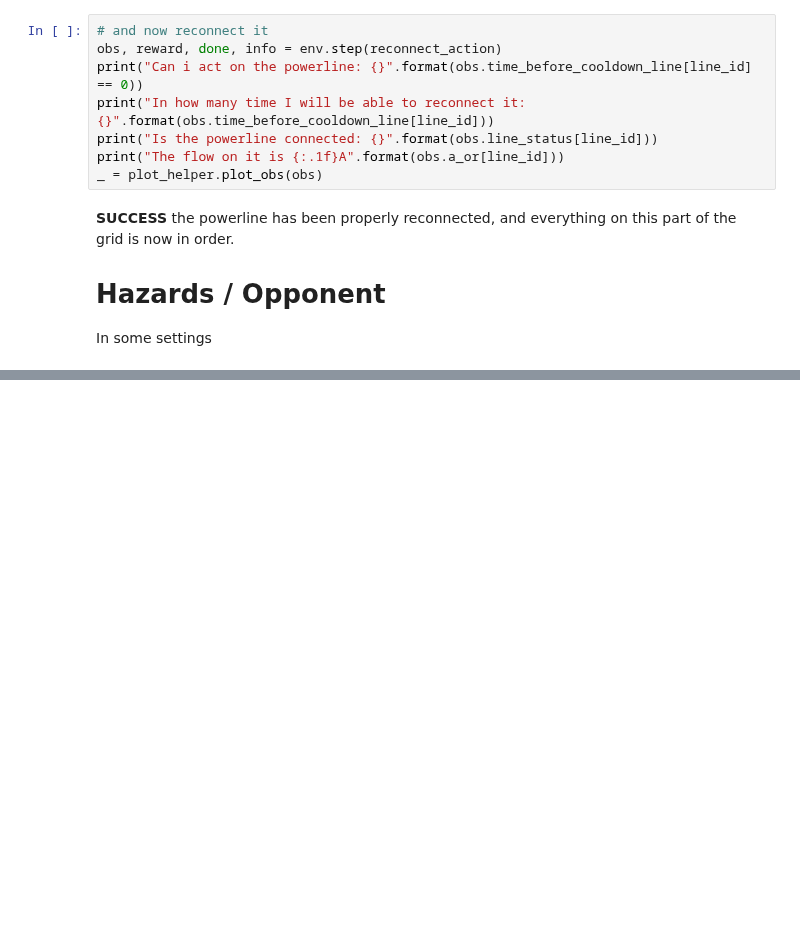
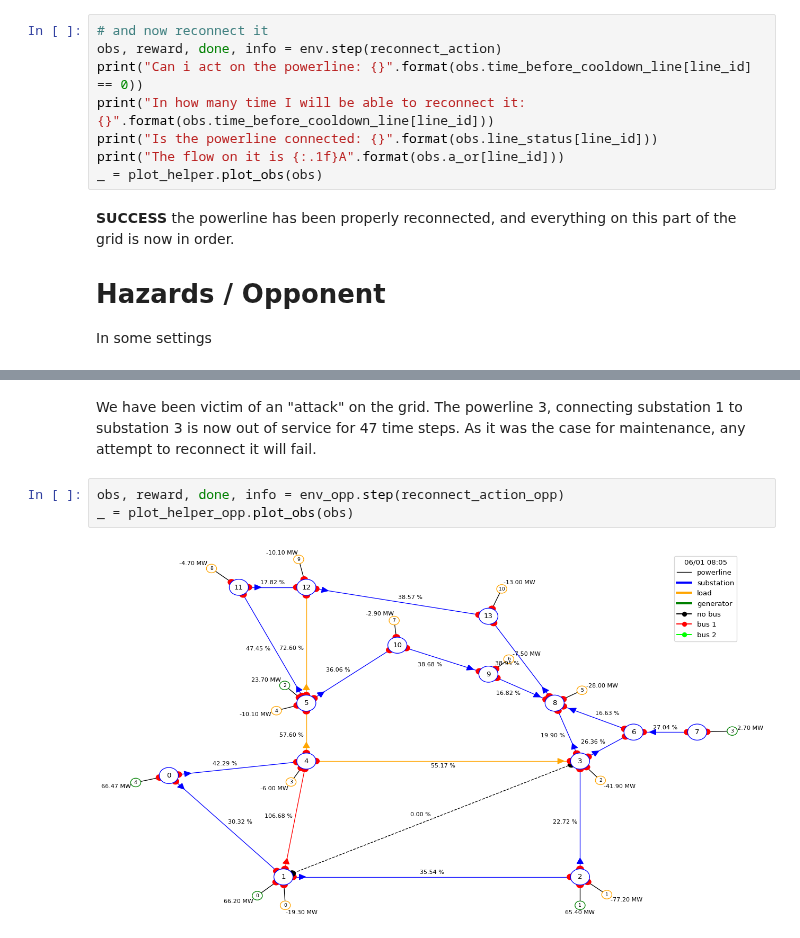
Before and after one commit to rte-france/Grid2Op, a Jupyter notebook: getting_started/9_EnvironmentModifications.ipynb, the cells around one changed output, grey strips where cells are left out. Saved outputs shown, nothing was run; the diff lists cells and outputs as text; blank space fills up the shorter version.

```diff
--- a/getting_started/9_EnvironmentModifications.ipynb
+++ b/getting_started/9_EnvironmentModifications.ipynb
@@ -120,0 +162,7 @@ env = grid2op.make("rte_case14_opponent", test=True)
+# %% [markdown]
+We have been victim of an "attack" on the grid. The powerline 3, connecting substation 1 to substation 3 is now out of service for 47 time steps. As it was the case for maintenance, any attempt to reconnect it will fail.
+# %%
+obs, reward, done, info = env_opp.step(reconnect_action_opp)
+_ = plot_helper_opp.plot_obs(obs)
+# %% [output]
+[figure, added]
```
Also changed, not shown: parts of 5 cells of this notebook, 11 other files.
